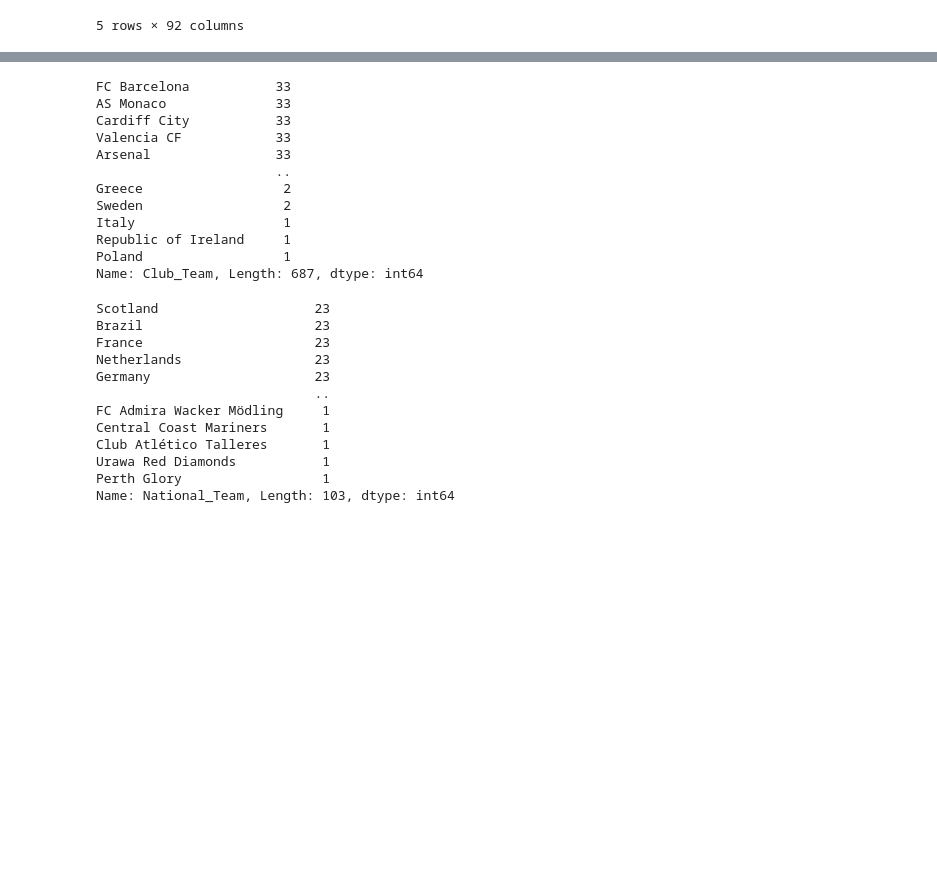
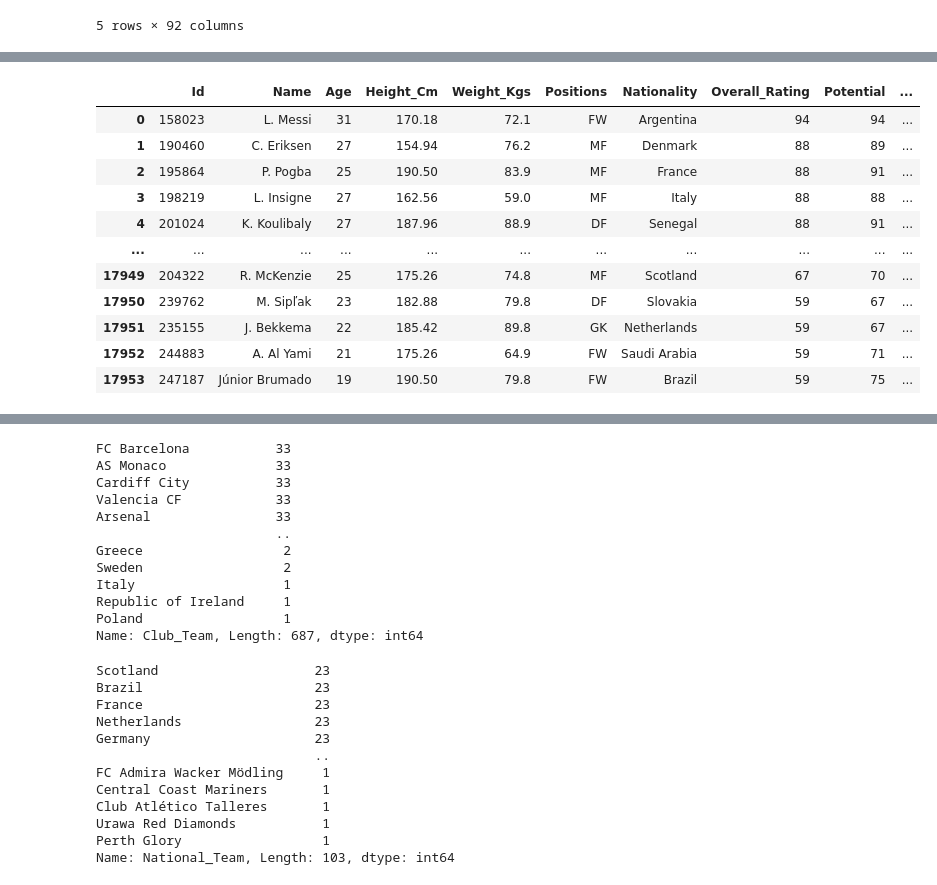
Before and after one commit to mshariqnaeem/FIFA_PlayerValue_ML, a Jupyter notebook: Ciano_FIFA_ETL_Changes.ipynb, the cells around one changed output, grey strips where cells are left out. Drawn from its saved outputs; the diff is of its cells as text; code cells hidden in the pictures; blank space fills up the shorter version.

```diff
--- a/Ciano_FIFA_ETL_Changes.ipynb
+++ b/Ciano_FIFA_ETL_Changes.ipynb
@@ -145,0 +181,87 @@ Length: 92, dtype: int64
+# %%
+df['Positions'] = df['Positions'].replace(['CF','RF','LF','ST'],'FW')
+df['Positions'] = df['Positions'].replace(['AM','CAM','CDM','LM','RM','RW','LW','DM','CM'],'MF')
+df['Positions'] = df['Positions'].replace(['SW','RWB','LWB','RB','LB','RB','CB','LH','LCB','WB'],'DF')
+
+df['Positions'] = df['Positions'].replace(['CB,CDM,CM,CAM','CB,ST,CM', 'CB,ST', 'CB,RWB,RB', 'CB,RWB', 'CB,RM', 'CB,RB,RWB', 'CB,RB,RM', 'CB,RB,LB,CDM', 'CB,RB,LB', 'CB,RB,CM', 'CB,RB,CDM', 'CB,RB,CAM', 'CB,RB', 'CB,LWB,LM', 'CB,LWB,LB', 'CB,LWB', 'CB,LM,LB,LWB', 'CB,LM,LB', 'CB,LB,RB', 'CB,LB,LWB', 'CB,LB,LM', 'CB,LB,CM', 'CB,LB,CDM', 'CB,LB', 'CB,CM,RWB', 'CB,CM,CDM,CAM', 'CB,CM,CDM', 'CB,CM,CAM', 'CB,CM', 'CB,CDM,RB', 'CB,CDM,LB', 'CB,CDM,CM', 'CB,CDM,CAM', 'CB,CDM',
+                                           'LB,LWB,CB,LM','LB,LM,CB','LB,LM,CDM','LB,LW,CM','LB,LW,CM','LB,LWB,CM',
+                                           'LB,RB,RM,LM','LB,CM,LWB',
+                                           'LB,RWB,LWB', 'LB,RW,LW', 'LB,RM,LM', 'LB,RM', 'LB,RB,RWB', 'LB,RB,RM,CDM', 'LB,RB,RM', 'LB,RB,LW', 'LB,RB,LM,RM', 'LB,RB,LM,CM', 'LB,RB,LM', 'LB,RB,CM', 'LB,RB,CDM', 'LB,RB,CB', 'LB,RB', 'LB,LWB,LM,CB', 'LB,LWB,LM', 'LB,LWB,CDM', 'LB,LWB,CB', 'LB,LWB,CAM,LM', 'LB,LWB', 'LB,LW,ST', 'LB,LW,RW', 'LB,LW,LWB', 'LB,LW', 'LB,LM,ST', 'LB,LM,RM', 'LB,LM,RB,CM', 'LB,LM,RB', 'LB,LM,LWB,RM', 'LB,LM,LWB,CB', 'LB,LM,LWB', 'LB,LM,LW', 'LB,LM,CM', 'LB,LM,CAM', 'LB,LM', 'LB,CM,RB', 'LB,CM,LW', 'LB,CM,LM', 'LB,CM', 'LB,CDM,CM', 'LB,CDM,CB', 'LB,CDM', 'LB,CB,RB', 'LB,CB,LWB', 'LB,CB,LM,LWB', 'LB,CB,LM,CM', 'LB,CB,LM', 'LB,CB,CM', 'LB,CB,CDM,RB', 'LB,CB,CDM,LM', 'LB,CB,CDM', 'LB,CB', 'LB,CAM,LM',
+                                           'LWB,LM,LB,CM','LW,CAM,CM,RB',
+                                           'RWB,RM,RB,LB', 'RWB,RM,RB', 'RWB,RM,LM', 'RWB,RM', 'RWB,RB,RW', 'RWB,RB,RM', 'RWB,RB,CDM,RM', 'RWB,RB,CDM', 'RWB,RB', 'RWB,LWB', 'RWB,LW,RW', 'RWB,LB', 'RWB,CB', 'RW,ST,RM', 'RW,ST,LW,CF', 'RW,ST,LW', 'RW,ST,CAM,RM', 'RW,ST,CAM', 'RW,ST', 'RW,RWB', 'RW,RM,ST,LW', 'RW,RM,ST', 'RW,RM,LW,ST', 'RW,RM,LM,ST', 'RW,RM,LM', 'RW,RM,LB,CM', 'RW,RM,CM,CAM', 'RW,RM,CM', 'RW,RM,CF,CAM', 'RW,RM,CF', 'RW,RM,CAM,ST', 'RW,RM,CAM', 'RW,RM', 'RW,RB', 'RW,LW,ST', 'RW,LW,RM,ST', 'RW,LW,RM', 'RW,LW,LM', 'RW,LW,CM', 'RW,LW,CAM,ST', 'RW,LW,CAM,CM', 'RW,LW,CAM', 'RW,LW', 'RW,LM,RM,ST', 'RW,LM,RM', 'RW,LM,CAM', 'RW,LM', 'RW,LB', 'RW,CM,RM', 'RW,CM,CAM,LW', 'RW,CM,CAM', 'RW,CM', 'RW,CF,LW', 'RW,CF', 'RW,CAM,ST,LW', 'RW,CAM,ST', 'RW,CAM,RM,CF', 'RW,CAM,RM', 'RW,CAM,LW', 'RW,CAM,CF', 'RW,CAM',
+'RB,RWB,RM,LWB','RB,CDM,RM,LB','RB,CB,CM,CDM','RB,RW,CM','RB,RW,RM',
+                                           'RB,LB,LWB,RWB','RWB,LWB,LB,RB','RB,RM,LM,CM','RB,CDM,CB,CM','RB,RM,RW',
+                                           'RB,CDM,CB,CM','RB,LW,LB,RW','RB,RM,LM,CM','RB,CAM','RB,CB,LB,CDM',
+                                           'RB,ST,RM', 'RB,ST', 'RB,RWB,RM,RW', 'RB,RWB,RM', 'RB,RWB,LWB,LB', 'RB,RWB,LB', 'RB,RWB,CDM', 'RB,RWB,CB', 'RB,RWB', 'RB,RW,LW', 'RB,RW,LB', 'RB,RW,CAM,LW', 'RB,RW', 'RB,RM,ST', 'RB,RM,RWB', 'RB,RM,LM', 'RB,RM,LB,RWB', 'RB,RM,LB,LM', 'RB,RM,LB', 'RB,RM,CM', 'RB,RM,CDM', 'RB,RM,CB', 'RB,RM,CAM,LM', 'RB,RM', 'RB,LW', 'RB,LM,RM', 'RB,LM,LB,RM', 'RB,LM', 'RB,LB,ST', 'RB,LB,RWB,LWB', 'RB,LB,RWB', 'RB,LB,RM', 'RB,LB,LWB', 'RB,LB,LM,RM', 'RB,LB,LM', 'RB,LB,CM', 'RB,LB,CDM,CM', 'RB,LB,CDM', 'RB,LB,CB', 'RB,LB', 'RB,CM,RM', 'RB,CM,CDM', 'RB,CM', 'RB,CDM,RWB', 'RB,CDM,RM', 'RB,CDM,LB', 'RB,CDM,CM,RM', 'RB,CDM,CM', 'RB,CDM,CB,LB', 'RB,CDM,CB', 'RB,CDM', 'RB,CB,RWB,RM', 'RB,CB,RWB', 'RB,CB,RM', 'RB,CB,LB,RWB', 'RB,CB,LB', 'RB,CB,CM', 'RB,CB,CDM', 'RB,CB',
+                                           'RWB,LM,ST','RWB,RB,LWB','RWB,LM,LWB,RB'],'DF')
+
+
+
+df['Positions'] = df['Positions'].replace(['CAM,RM,CM','CAM,CDM,CM,RM','CAM,CF,CM,RM','CAM,LM,CM,CF','CAM,ST,CF,LM','CAM,CDM',
+                                           'CAM,CDM,CM','CAM,CF','CAM,CDM,RM,CM','CAM,CDM,RM','CAM,CF,RW','CAM,CF,LM',
+                                           'CAM,CF,CM','CAM,CF,ST','CAM,CF,RW,RM','CAM,CF,RM','CAM,CM','CAM,CF,ST,RM',
+                                           'CAM,CM,CDM','CAM,CF,ST,RM','CAM,CM,CF','CAM,CM,CDM,RM','CAM,CM,LM','CAM,CM,CF,RM',
+                                           'CAM,CM,CF,CDM','CAM,CM,LM,RM','CAM,CM,LM,CDM','CAM,CM,LW','CAM,CM,LM,ST',
+                                           'CAM,CM,RM','CAM,CM,RM,LM','CAM,CM,RM,CF','CAM,CM,RW','CAM,CM,RM,ST','CAM,CM,RM,RW',
+                                           'CAM,CM,ST','CAM,CM,RWB','CAM,CM,RW,RM','CAM,CM,RW,LW','CAM,RM,RW,CF',
+                                           'CAM,LM','CAM,LB,CM,RM','CAM,LB,CM','CAM,LB','CAM,LM,CM',
+                                           'CAM,LM,CF','CAM,LM,CDM','CAM,LB','CAM,LM,LW','CAM,LM,LB','CAM,LM,CM,ST',
+                                           'CAM,LM,ST','CAM,LM,RW','CAM,LM,RM,ST','CAM,LW,CM',
+                                           'CAM,RM,LM','CAM,RM,CM,ST','CAM,RM,CM,LM',
+                                           'CAM,LM,RM','CAM,LM,LWB,LB','CAM,LM,LW,CM','CAM,LM,RM,RW','CAM,LM,RM,LB','CAM,LM,RM,CM',
+                                           'CAM,LM,RM,CF','CAM,ST,CF,CM','CAM,LW','CAM,LM,ST,RM','CAM,LM,ST,CM',
+                                           'CAM,LW,RW','CAM,LW,RB','CAM,LW,RB','CAM,LW,LM,ST','CAM,RM','CAM,RB',
+                                           'CAM,LW,ST','CAM,RM,CF','CAM,RM,CDM','CAM,ST,RM,LM', 'CAM,ST,RM', 'CAM,ST,LW', 'CAM,ST,LM,RM', 'CAM,ST,LM', 'CAM,ST,CM', 'CAM,ST,CF', 'CAM,ST,CDM', 'CAM,ST', 'CAM,RW,ST', 'CAM,RW,RWB', 'CAM,RW,RM', 'CAM,RW,LW,CF', 'CAM,RW,LW', 'CAM,RW,CM', 'CAM,RW,CF,RM', 'CAM,RW,CF', 'CAM,RW', 'CAM,RM,ST,LM', 'CAM,RM,ST', 'CAM,RM,RWB', 'CAM,RM,RW', 'CAM,RM,RB', 'CAM,RM,LM,ST', 'CAM,RM,LM,CM', 'CAM,RM,LM', 'CAM,RM,CM,ST', 'CAM,RM,CM,LM'
+                                           'CDM,CM,LM,CAM','CDM,CM,RB,LM','CDM,RM,CM','CDM,RWB','CDM,RM,CM','CDM,RM,CM',
+                                           'CDM,RM,CM,CAM','CDM,CM,CB,LM','CDM,RM,RB','CDM,RM,LM,RB', 'CDM,RM,LM', 'CDM,RM,CAM', 'CDM,RM', 'CDM,RB,RM', 'CDM,RB,LB', 'CDM,RB,CM', 'CDM,RB,CB,CM', 'CDM,RB,CB', 'CDM,RB', 'CDM,LWB,LB', 'CDM,LWB', 'CDM,LM,CAM,CM', 'CDM,LM', 'CDM,LB,LM,CB', 'CDM,LB,CM,RB', 'CDM,LB,CM', 'CDM,LB', 'CDM,CM,RM,RB', 'CDM,CM,RM', 'CDM,CM,RB,RM', 'CDM,CM,RB,CB', 'CDM,CM,RB', 'CDM,CM,LM', 'CDM,CM,LB', 'CDM,CM,CF', 'CDM,CM,CB,ST', 'CDM,CM,CB,RM', 'CDM,CM,CB', 'CDM,CM,CAM,RM', 'CDM,CM,CAM', 'CDM,CM', 'CDM,CB,RB', 'CDM,CB,LB', 'CDM,CB,CM', 'CDM,CB', 'CDM,CAM,LM,LB', 'CDM,CAM,CM,LM', 'CDM,CAM,CM', 'CDM,CAM', 'CDM,CM,LM,CAM',
+                                           'CAM,LW,LM,CM','CAM,LW,CM,RM','CAM,LW,CF',
+                                           'CM,RW,LM','CM,CAM,RM,CDM','CM,CAM','CM,CF,RB','CM,CDM,LW','CM,RM,CF',
+                                           'CM,LM,RM,CAM','CM,CDM,CAM,CF','CM,CAM,LM,RM',
+                                           'CM,ST,RW', 'CM,ST,RM', 'CM,ST,LM', 'CM,ST,CAM,CF', 'CM,ST,CAM', 'CM,ST', 'CM,RWB,RM', 'CM,RWB,CDM', 'CM,RWB', 'CM,RW,RM', 'CM,RW,LW', 'CM,RW,CAM', 'CM,RW', 'CM,RM,RWB', 'CM,RM,RB', 'CM,RM,LW', 'CM,RM,LM,CDM', 'CM,RM,LM,CAM', 'CM,RM,LM', 'CM,RM,LB,RB', 'CM,RM,LB', 'CM,RM,CDM,RB', 'CM,RM,CDM,LM', 'CM,RM,CDM,CAM', 'CM,RM,CDM', 'CM,RM,CAM', 'CM,RM', 'CM,RB,RM', 'CM,RB,LB', 'CM,RB,CDM,LB', 'CM,RB,CDM', 'CM,RB,CB', 'CM,RB,CAM', 'CM,RB', 'CM,LWB,LB', 'CM,LWB', 'CM,LW,RW,LM', 'CM,LW,RW', 'CM,LW,LWB', 'CM,LW,LM,CAM', 'CM,LW', 'CM,LM,RM', 'CM,LM,RB,RM', 'CM,LM,LW,CAM', 'CM,LM,LB,CF', 'CM,LM,LB', 'CM,LM,CDM,CAM', 'CM,LM,CDM', 'CM,LM,CB', 'CM,LM,CAM,CDM', 'CM,LM,CAM', 'CM,LM', 'CM,LB,RM', 'CM,LB,LM', 'CM,LB,CDM', 'CM,LB', 'CM,CF,LW', 'CM,CF', 'CM,CDM,RWB', 'CM,CDM,RM,LM', 'CM,CDM,RM', 'CM,CDM,RB,RWB', 'CM,CDM,RB', 'CM,CDM,LWB', 'CM,CDM,LM,LB', 'CM,CDM,LM', 'CM,CDM,LB', 'CM,CDM,CB,RB', 'CM,CDM,CB', 'CM,CDM,CAM,ST', 'CM,CDM,CAM,RM', 'CM,CDM,CAM,LM', 'CM,CDM,CAM', 'CM,CDM', 'CM,CB,LB', 'CM,CB,CDM', 'CM,CB,CAM', 'CM,CB', 'CM,CAM,ST', 'CM,CAM,RW', 'CM,CAM,RM,LM', 'CM,CAM,RM,CF', 'CM,CAM,RM', 'CM,CAM,LW', 'CM,CAM,LM,CDM', 'CM,CAM,LM', 'CM,CAM,CF', 'CM,CAM,CDM,RM', 'CM,CAM,CDM,LM', 'CM,CAM,CDM',
+                                           'LM,CAM,LB,LW','LM,RM,CM,ST','LM,CM,LW','LM,CM,LWB','LM,LWB,RM,RWB',
+                                           'LM,CM,CDM,RM','LM,LW,CM','LM,RM,RWB','LM,LW,RM,ST','LM,CM,RM,CDM',
+                                           'LM,ST,RW','LM,RM,ST,LB','LW,LB,LM','LM,CM,RM,RB',
+                                           'LM,ST,RM,LW', 'LM,ST,RM,CAM', 'LM,ST,RM', 'LM,ST,RB', 'LM,ST,LW', 'LM,ST,LB', 'LM,ST,CM', 'LM,ST,CF', 'LM,ST,CAM,LW', 'LM,ST,CAM', 'LM,ST', 'LM,RW,LW', 'LM,RW', 'LM,RM,ST,LW', 'LM,RM,ST,CF', 'LM,RM,ST,CAM', 'LM,RM,ST', 'LM,RM,RW,CM', 'LM,RM,RW', 'LM,RM,RB', 'LM,RM,LWB,CM', 'LM,RM,LWB', 'LM,RM,LW,ST', 'LM,RM,LW,RW', 'LM,RM,LW,CM', 'LM,RM,LW', 'LM,RM,LB,RB', 'LM,RM,LB', 'LM,RM,CM,CDM', 'LM,RM,CM,CAM', 'LM,RM,CM', 'LM,RM,CF', 'LM,RM,CAM,ST', 'LM,RM,CAM,LW', 'LM,RM,CAM,CM', 'LM,RM,CAM', 'LM,RM', 'LM,RB', 'LM,LWB,LW', 'LM,LWB,LB,LW', 'LM,LWB,LB', 'LM,LWB,CM', 'LM,LWB', 'LM,LW,ST', 'LM,LW,RW,ST', 'LM,LW,RW,RM', 'LM,LW,RW', 'LM,LW,RM,RW', 'LM,LW,RM,RB', 'LM,LW,RM', 'LM,LW,LB', 'LM,LW,CF', 'LM,LW,CDM,LWB', 'LM,LW,CAM', 'LM,LW', 'LM,LB,ST', 'LM,LB,RM', 'LM,LB,RB', 'LM,LB,LWB', 'LM,LB,LW', 'LM,LB,CM', 'LM,LB,CDM,CM', 'LM,LB,CDM', 'LM,LB,CB', 'LM,LB,CAM', 'LM,LB', 'LM,CM,ST', 'LM,CM,RM,ST', 'LM,CM,RM,CAM', 'LM,CM,RM', 'LM,CM,LB', 'LM,CM,CDM,LB', 'LM,CM,CAM', 'LM,CM', 'LM,CF,CAM', 'LM,CF', 'LM,CDM,LB', 'LM,CDM,CM,RM', 'LM,CDM', 'LM,CAM,ST', 'LM,CAM,RW,CF', 'LM,CAM,RM,CF', 'LM,CAM,RM,CDM', 'LM,CAM,RM', 'LM,CAM,LW', 'LM,CAM,LB', 'LM,CAM,CM,CF', 'LM,CAM,CM', 'LM,CAM,CF,RM', 'LM,CAM,CDM', 'LM,CAM',
+                                           'LW,LM,CF','LW,LM,CF','LW,ST,LM,CAM','LW,RW,CF,ST','LW,ST','LW,RM,RW',
+                                           'LW,RW,CAM,LM','LWB,RWB,LM,RM', 'LWB,RWB', 'LWB,LW', 'LWB,LM,LB,RWB', 'LWB,LM,LB', 'LWB,LM,CB,RWB', 'LWB,LM', 'LWB,LB,RB,RWB', 'LWB,LB,RB', 'LWB,LB,LM,CDM', 'LWB,LB,LM', 'LWB,LB,CDM', 'LWB,LB,CB,LM', 'LWB,LB,CB', 'LWB,LB', 'LWB,CM,LM', 'LWB,CB', 'LW,ST,RW', 'LW,ST,LM', 'LW,RW,ST,RM', 'LW,RW,ST', 'LW,RW,RM', 'LW,RW,LM', 'LW,RW,LB,CM', 'LW,RW,CM,RB', 'LW,RW,CM', 'LW,RW,CF', 'LW,RW,CAM,ST', 'LW,RW,CAM', 'LW,RW', 'LW,RM,ST,LM', 'LW,RM,LM,RW', 'LW,RM', 'LW,RB,LB', 'LW,RB', 'LW,LWB,LB,RW', 'LW,LM,ST,RM', 'LW,LM,ST,LWB', 'LW,LM,ST', 'LW,LM,RW,RM', 'LW,LM,RW,CAM', 'LW,LM,RW', 'LW,LM,RM,RW', 'LW,LM,RM,CAM', 'LW,LM,RM', 'LW,LM,CM', 'LW,LM,CAM,ST', 'LW,LM,CAM,CF', 'LW,LM,CAM', 'LW,LM', 'LW,LB,RW,LM', 'LW,LB,CM,LM', 'LW,LB', 'LW,CM,RW', 'LW,CM,CAM', 'LW,CM', 'LW,CF,ST', 'LW,CF,RM,RW', 'LW,CF', 'LW,CAM,ST', 'LW,CAM,RW,RM', 'LW,CAM,RW,LM', 'LW,CAM,RW', 'LW,CAM,LM,CM', 'LW,CAM,LM', 'LW,CAM',
+                                           'RM,ST,RW', 'RM,ST,LM,RW', 'RM,ST,LM,LW', 'RM,ST,LM', 'RM,ST,CAM', 'RM,ST', 'RM,RWB,RW,CM', 'RM,RWB,RB', 'RM,RWB,LM,CAM', 'RM,RWB,LM', 'RM,RWB', 'RM,RW,ST,LM', 'RM,RW,ST,CAM', 'RM,RW,ST', 'RM,RW,RWB', 'RM,RW,RB,RWB', 'RM,RW,RB,LM', 'RM,RW,LW', 'RM,RW,LM,LW', 'RM,RW,LM', 'RM,RW,CM', 'RM,RW,CAM,ST', 'RM,RW,CAM', 'RM,RW', 'RM,RB,ST', 'RM,RB,RWB', 'RM,RB,RW', 'RM,RB,LM,LB', 'RM,RB,LM', 'RM,RB,LB', 'RM,RB,CM', 'RM,RB,CDM,CM', 'RM,RB,CDM', 'RM,RB,CB', 'RM,RB,CAM,CM', 'RM,RB', 'RM,LWB', 'RM,LW,RW', 'RM,LW,LM', 'RM,LW,CAM,ST', 'RM,LW,CAM', 'RM,LW', 'RM,LM,ST,CAM', 'RM,LM,ST', 'RM,LM,RWB,RB', 'RM,LM,RW,ST', 'RM,LM,RW,RWB', 'RM,LM,RW,LW', 'RM,LM,RW,CAM', 'RM,LM,RW', 'RM,LM,RB,LB', 'RM,LM,RB,CM', 'RM,LM,RB,CF', 'RM,LM,RB', 'RM,LM,LWB', 'RM,LM,LW,RW', 'RM,LM,LW', 'RM,LM,LB', 'RM,LM,CM,CDM', 'RM,LM,CM', 'RM,LM,CF,CAM', 'RM,LM,CF', 'RM,LM,CDM,CM', 'RM,LM,CAM,ST', 'RM,LM,CAM,RW', 'RM,LM,CAM,CM', 'RM,LM,CAM', 'RM,LM', 'RM,CM,ST,LM', 'RM,CM,RW,CAM', 'RM,CM,RW', 'RM,CM,RB,RWB', 'RM,CM,RB', 'RM,CM,LM,RB', 'RM,CM,LM,LB', 'RM,CM,LM,CAM', 'RM,CM,LM', 'RM,CM,CDM,RWB', 'RM,CM,CDM', 'RM,CM,CAM,RB', 'RM,CM', 'RM,CF,LM,CAM', 'RM,CF,LM', 'RM,CF,CAM', 'RM,CF', 'RM,CB,RB,RWB', 'RM,CB,RB', 'RM,CAM,ST', 'RM,CAM,RW', 'RM,CAM,LM,ST', 'RM,CAM,LM,CM', 'RM,CAM,LM,CDM', 'RM,CAM,LM', 'RM,CAM,CM,LM', 'RM,CAM,CF,LB', 'RM,CAM,CF', 'RM,CAM',
+
+                                           'RM,CAM,CM','RM,RWB,ST','RM,LM,RWB','RM,LM,RW,LWB','RM,RW,CF',
+                                           'RW,LW,CF','RW,CAM,CM','RW,CAM,CM','RM,ST,LM,CAM','RW,ST,RM,LW',
+                                           'RM,RW,CM,CAM','RW,RM,LW,LM','RW,ST,CM',
+                                           'RWB,RM,RB,LWB','RWB,RM,RB,LWB','RWB,RB,RM,CM','RWB,RM,RB,LB',
+                                           'RWB,RM,RB','RWB,RM,LM','RWB,RM',
+                                          ],'MF')
+
+
+
+df['Positions'] = df['Positions'].replace(['CF,RW,ST','CF,ST,LM,RM','CF,ST,CAM,LM','CF,LW,ST',
+                                           'CF,ST,RW,CAM', 'CF,ST,RW', 'CF,ST,RM,CAM', 'CF,ST,LW', 'CF,ST,LM,CAM', 'CF,ST,LM', 'CF,ST,CM', 'CF,ST,CAM,LW', 'CF,ST,CAM', 'CF,ST', 'CF,RW,RM,LW', 'CF,RW,CM', 'CF,RW', 'CF,RM,LM', 'CF,RM,CM', 'CF,RM,CAM', 'CF,RM', 'CF,LW,ST', 'CF,LW,RW', 'CF,LW,CAM', 'CF,LW', 'CF,LM,ST,CAM', 'CF,LM,RM', 'CF,LM', 'CF,CM,ST', 'CF,CM,LW', 'CF,CM', 'CF,CAM,ST,LW', 'CF,CAM,ST', 'CF,CAM,RM', 'CF,CAM,LW', 'CF,CAM,LM', 'CF,CAM,CM,ST', 'CF,CAM,CM', 'CF,CAM',
+                                           'ST,LM','ST,LW','ST,CF','ST,RB','ST,RW','ST,LM,CF','ST,CB',
+                                           'ST,RM,RW,LM','ST,RWB,RM','ST,RW,RM','ST,RW,LW,CF','ST,RW,LW,CAM',
+                                           'ST,RW,LW','ST,RW,LM,LW','ST,RW,LM','ST,RW,CF,RM','ST,RW,CF','ST,RW,CAM',
+                                           'ST,RM,RWB,LM','ST,RM,RW,LW','ST,RM,RW','ST,RM,LW','ST,RM,LM,LW',
+                                           'ST,RM,LM,CF','ST,RM,LM,CAM','ST,RM,LM','ST,RM,CAM,LM','ST,RM,CAM','ST,RM',
+                                           'ST,LW,RW,LM','ST,LW,RW,CAM','ST,LW,RW','ST,LW,RW','ST,LW,RM','ST,LW,LM,CF',
+                                           'ST,LW,LM','ST,LW,CM','ST,LW,CDM','ST,LW,CAM','ST,CF,RW',
+                                           'ST,LM,LWB','ST,LM,LW,RW','ST,LM,LW','ST,LM,CAM','ST,CM,RB','ST,CM',
+                                           'ST,CAM,RW,LW','ST,CAM,RW,LW','ST,CAM,RW','ST,CAM,RM,LM','ST,CAM,RM','ST,CAM,LW,RW',
+                                           'ST,CAM,LM,CM','ST,CAM,LM,CF','ST,CAM,LM','ST,CAM,CF',
+                                           'ST,CAM,RM,LM','ST,CAM,RM','ST,CAM,LW,RW','ST,CAM,LM,CM','ST,CAM',
+                                           'ST,CF,RM','ST,CF,LW','ST,CF,LM,RW','ST,CF,LM,CAM','ST,CF,CAM,LM','ST,CF,CAM',
+                                           'ST,LM,RW,RM','ST,LM,RW','ST,LM,RM,CM','ST,LM,RM,CF','ST,LM,RM','ST,LM,RM,CF'
+                                          ],'FW')
+df
+# %% [output]
+|  | Id | Name | Age | Height_Cm | Weight_Kgs | Positions | Nationality | Overall_Rating | Potential | ... |
+| 0 | 158023 | L. Messi | 31 | 170.18 | 72.1 | FW | Argentina | 94 | 94 | ... |
+| 1 | 190460 | C. Eriksen | 27 | 154.94 | 76.2 | MF | Denmark | 88 | 89 | ... |
+| 2 | 195864 | P. Pogba | 25 | 190.50 | 83.9 | MF | France | 88 | 91 | ... |
+| 3 | 198219 | L. Insigne | 27 | 162.56 | 59.0 | MF | Italy | 88 | 88 | ... |
+| 4 | 201024 | K. Koulibaly | 27 | 187.96 | 88.9 | DF | Senegal | 88 | 91 | ... |
+| ... | ... | ... | ... | ... | ... | ... | ... | ... | ... | ... |
+| 17949 | 204322 | R. McKenzie | 25 | 175.26 | 74.8 | MF | Scotland | 67 | 70 | ... |
+| 17950 | 239762 | M. Sipľak | 23 | 182.88 | 79.8 | DF | Slovakia | 59 | 67 | ... |
+| 17951 | 235155 | J. Bekkema | 22 | 185.42 | 89.8 | GK | Netherlands | 59 | 67 | ... |
+| 17952 | 244883 | A. Al Yami | 21 | 175.26 | 64.9 | FW | Saudi Arabia | 59 | 71 | ... |
+| 17953 | 247187 | Júnior Brumado | 19 | 190.50 | 79.8 | FW | Brazil | 59 | 75 | ... |
```
Also changed, not shown: parts of 31 cells of this notebook, 3 other files.
